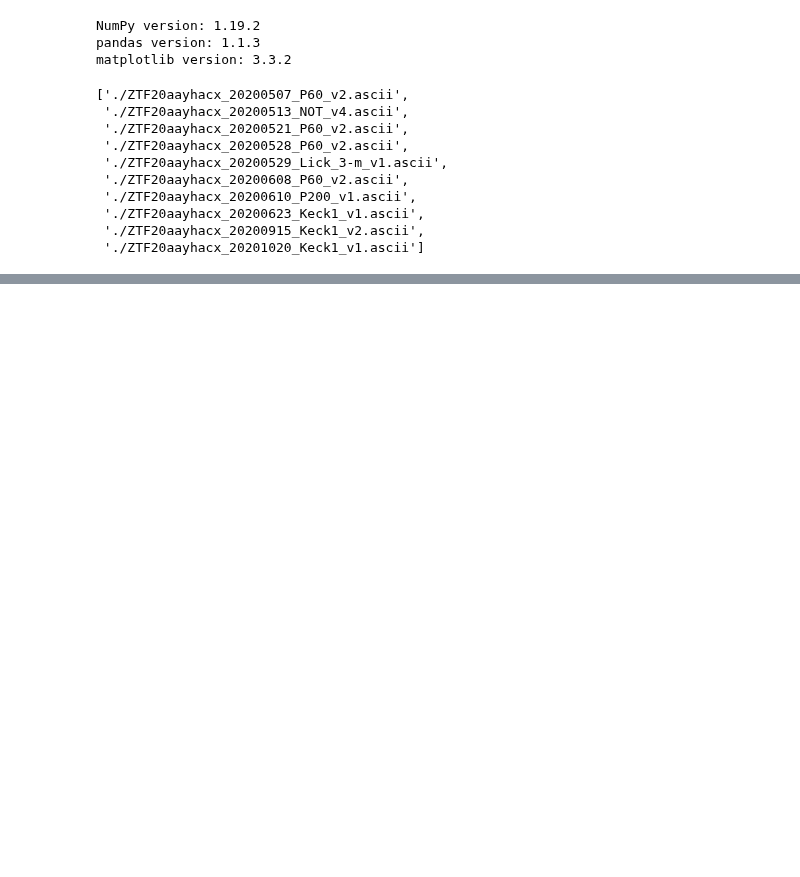
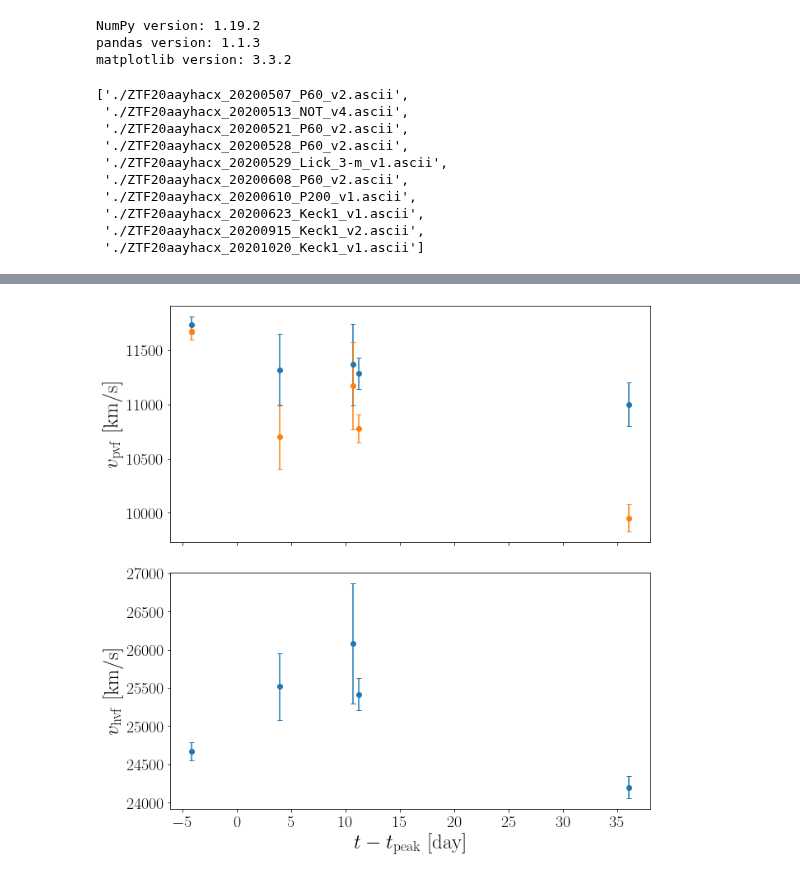
Before and after one commit to slowdivePTG/SN2020jgb, a Jupyter notebook: spectroscopy/SpectroscopicEvolution.ipynb, the cells around one changed output, grey strips where cells are left out. Drawn from its saved outputs; the diff is of its cells as text; code cells hidden in the pictures; blank space fills up the shorter version.

```diff
--- a/spectroscopy/SpectroscopicEvolution.ipynb
+++ b/spectroscopy/SpectroscopicEvolution.ipynb
@@ -85,8 +86,10 @@ for spec_num, spec in enumerate(spec_files):
     with open(spec) as f:
         ll = f.readlines()
     # brute force
+    mjd_found = False
     for l in ll:
         if 'MJD' in l:
+            mjd_found = True
             if '=' in l and 'at start' in l:
                 mjd_obs = float(l.split('=')[1].split("'")[1])
             elif '=' in l and '/' in l:
@@ -96,6 +99,16 @@ for spec_num, spec in enumerate(spec_files):
             elif ':' in l:
                 mjd_obs = float(l.split(':')[1])
             break
+    if not mjd_found:
+        print('Warning: MJD-obs not found in {}!'.format(spec))
+        print('Try the observation date.')
+        year = 2020
+        pos_dat = spec.find(str(year))
+        year_obs = spec[pos_dat:pos_dat+4]
+        mon_obs = spec[pos_dat+4:pos_dat+6]
+        date_obs = spec[pos_dat+6:pos_dat+8]
+        mjd_obs = Time('{}-{}-{}'.format(year_obs, mon_obs, date_obs)).mjd
+
 
     phase = (mjd_obs - t_max_mjd) / (1 + z)
     phase_list.append(phase)
@@ -191 +208,23 @@ fig.subplots_adjust(left=0.06, bottom=0.051, top=0.953, right=0.991)
 [figure]
+# %%
+date_list = (np.array(mjd_list)-t_max_mjd) / (1 + z)
+# %%
+SiII_vel = np.array([np.nan, -11733, -11321, -11369, -11288, np.nan, np.nan, -11000, np.nan, np.nan])
+SiII_vel_sig = np.array([np.nan, 79, 331, 377, 147, np.nan, np.nan, 200, np.nan, np.nan])
+
+CaII_vel_pvf = np.array([np.nan, -11676, -10702, -11172, -10780, np.nan, np.nan, -9953, np.nan, np.nan])
+CaII_vel_pvf_sig = np.array([np.nan, 74, 293, 405, 129, np.nan, np.nan, 126, np.nan, np.nan])
+
+CaII_vel_hvf = np.array([np.nan, -24672, -25520, -26084, -25418, np.nan, np.nan, -24200, np.nan, np.nan])
+CaII_vel_hvf_sig = np.array([np.nan, 119, 435, 786, 212, np.nan, np.nan, 146, np.nan, np.nan])
+# %%
+f, ax = plt.subplots(2, 1, figsize=(10, 10), sharex=True)
+ax[0].errorbar(date_list, -SiII_vel, yerr=SiII_vel_sig, fmt='o', capsize=3)
+ax[0].errorbar(date_list, -CaII_vel_pvf, yerr=CaII_vel_pvf_sig, fmt='o', capsize=3)
+ax[1].errorbar(date_list, -CaII_vel_hvf, yerr=CaII_vel_hvf_sig, fmt='o', capsize=3)
+ax[0].set_ylabel(r'$v_\mathrm{pvf}\ [\mathrm{km/s}]$')
+ax[1].set_ylabel(r'$v_\mathrm{hvf}\ [\mathrm{km/s}]$')
+ax[1].set_xlabel(r'$t-t_\mathrm{peak}\ [\mathrm{day}]$')
+plt.tight_layout()
+# %% [output]
+[figure, added]
```
Also changed, not shown: parts of 3 cells of this notebook.
